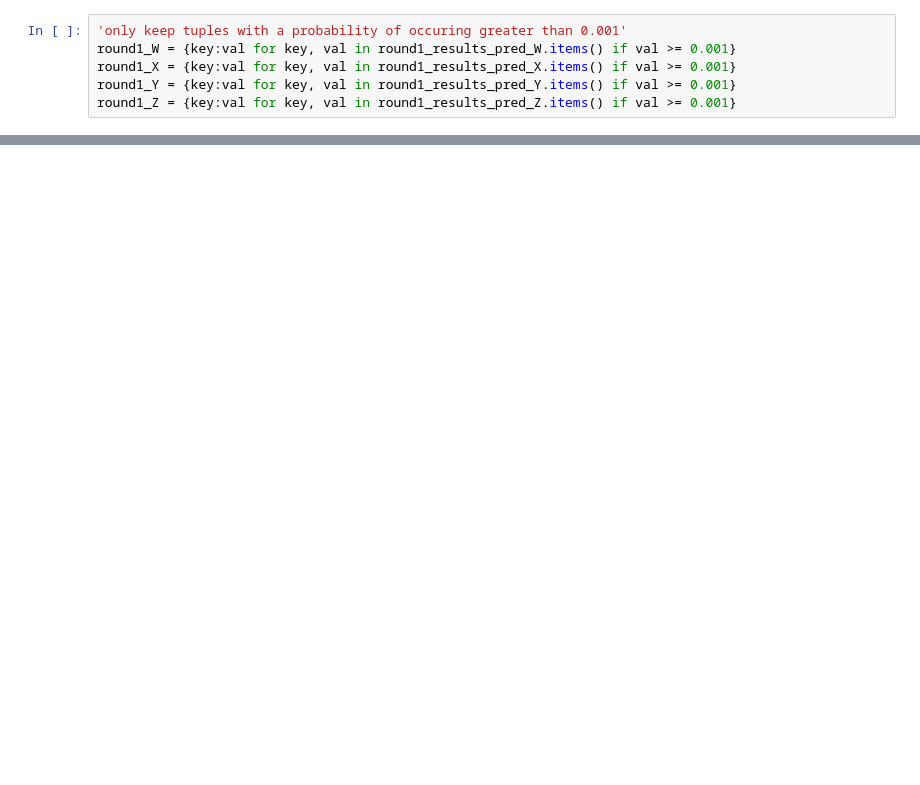
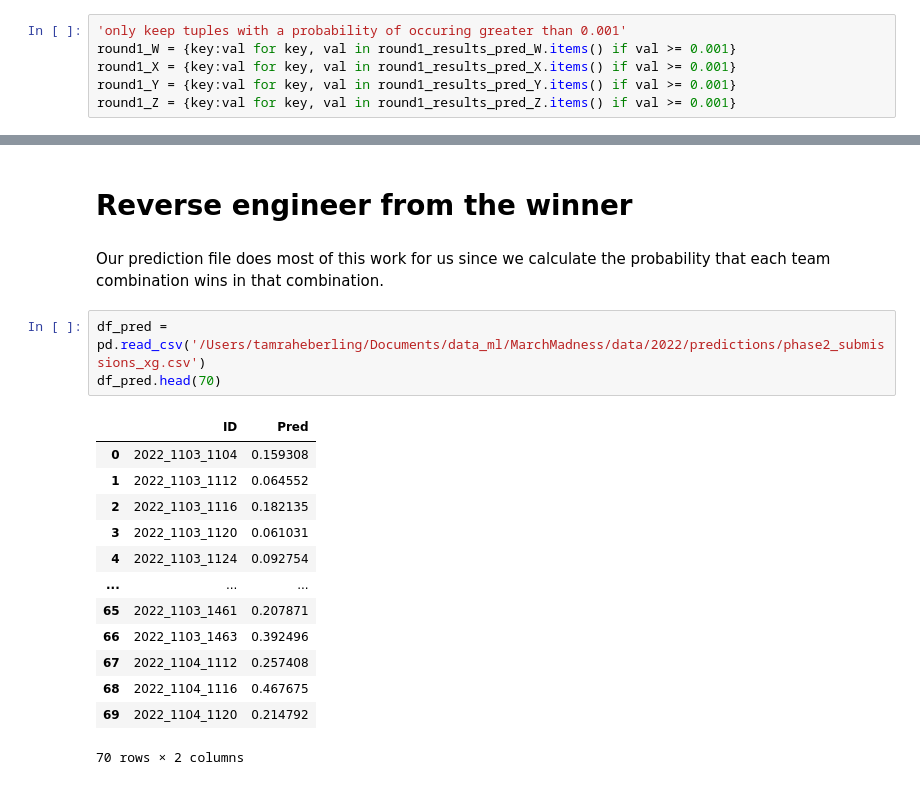
Before and after one commit to sethchart/kaggle-march-machine-learning-mania, a Jupyter notebook: notebooks/highest_scoring_bracket.ipynb, the cells around one changed output, grey strips where cells are left out. Cells and saved outputs as stored; diff of their text form; blank space fills up the shorter version.

```diff
--- a/notebooks/highest_scoring_bracket.ipynb
+++ b/notebooks/highest_scoring_bracket.ipynb
@@ -286,0 +258,21 @@ round2_W = {key:val for key, val in round1_results_pred_W.items() if val >= 0.00
+# %% [markdown]
+# Reverse engineer from the winner
+# %% [markdown]
+Our prediction file does most of this work for us since we calculate the probability that each team combination wins in that combination.
+# %%
+df_pred = pd.read_csv('/Users/tamraheberling/Documents/data_ml/MarchMadness/data/2022/predictions/phase2_submissions_xg.csv')
+df_pred.head(70)
+# %% [output]
+|  | ID | Pred |
+| 0 | 2022_1103_1104 | 0.159308 |
+| 1 | 2022_1103_1112 | 0.064552 |
+| 2 | 2022_1103_1116 | 0.182135 |
+| 3 | 2022_1103_1120 | 0.061031 |
+| 4 | 2022_1103_1124 | 0.092754 |
+| ... | ... | ... |
+| 65 | 2022_1103_1461 | 0.207871 |
+| 66 | 2022_1103_1463 | 0.392496 |
+| 67 | 2022_1104_1112 | 0.257408 |
+| 68 | 2022_1104_1116 | 0.467675 |
+| 69 | 2022_1104_1120 | 0.214792 |
+70 rows × 2 columns
```
Also changed, not shown: parts of 38 cells of this notebook.
